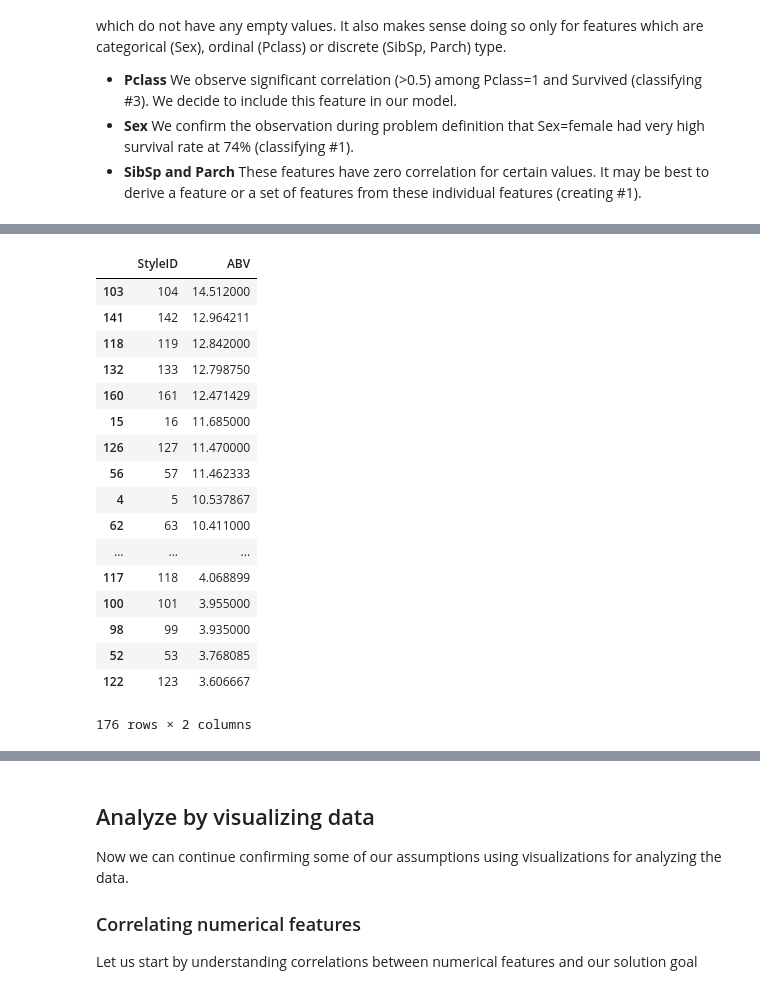
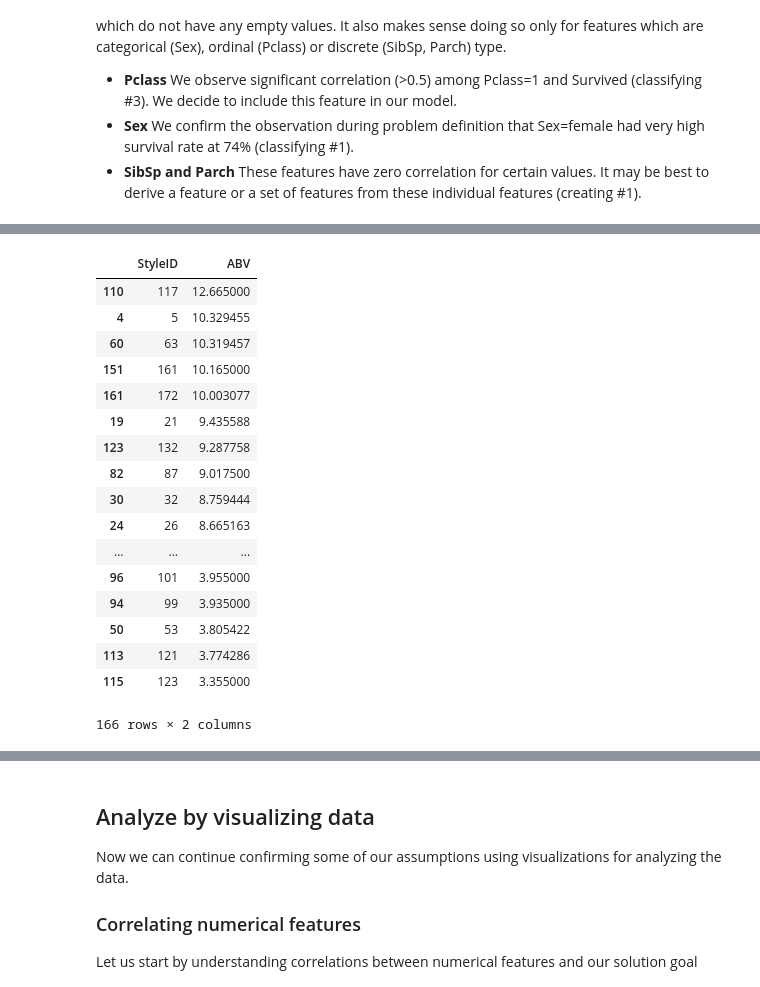
Before and after one commit to enikolas/brewer-machine-learning, a Jupyter notebook: notebook/notebook.ipynb, the cells around one changed output, grey strips where cells are left out. Drawn from its saved outputs; the diff is of its cells as text; code cells hidden in the pictures.

```diff
--- a/notebook/notebook.ipynb
+++ b/notebook/notebook.ipynb
@@ -305,0 +253,13 @@ train_df.describe(include=['O'])
+# %%
+clean_train_df = train_df.copy()
+
+clean_train_df = clean_train_df[clean_train_df['OG'] <= 1.15][clean_train_df['OG'] >= 1.005]
+clean_train_df = clean_train_df[clean_train_df['FG'] <= 1.05][clean_train_df['FG'] >= 1.001]
+clean_train_df = clean_train_df[clean_train_df['ABV'] <= 20][clean_train_df['ABV'] >= 0.1]
+clean_train_df = clean_train_df[clean_train_df['IBU'] <= 150][clean_train_df['IBU'] >= 0.1]
+clean_train_df = clean_train_df[clean_train_df['Color'] <= 45][clean_train_df['Color'] >= 0]
+clean_train_df = clean_train_df[clean_train_df['BoilGravity'] <= 1.15][clean_train_df['BoilGravity'] >= 1.005]
+clean_train_df = clean_train_df[clean_train_df['Efficiency'] <= 100][clean_train_df['Efficiency'] >= 35]
+clean_train_df = clean_train_df[clean_train_df['SugarScale'] == 'Specific Gravity']
+
+clean_train_df['BeerID'].count() / train_df['BeerID'].count()
@@ -391,22 +368,22 @@ train_df[['OG', 'StyleID']][train_df['SugarScale'] == 'Plato'].groupby(['StyleID
 # %%
-train_df[["ABV", "StyleID"]].groupby(['StyleID'], as_index=False).mean().sort_values(by='ABV', ascending=False)
+clean_train_df[["ABV", "StyleID"]].groupby(['StyleID'], as_index=False).mean().sort_values(by='ABV', ascending=False)
 # %% [output]
 |  | StyleID | ABV |
-| 103 | 104 | 14.512000 |
-| 141 | 142 | 12.964211 |
-| 118 | 119 | 12.842000 |
-| 132 | 133 | 12.798750 |
-| 160 | 161 | 12.471429 |
-| 15 | 16 | 11.685000 |
-| 126 | 127 | 11.470000 |
-| 56 | 57 | 11.462333 |
-| 4 | 5 | 10.537867 |
-| 62 | 63 | 10.411000 |
+| 110 | 117 | 12.665000 |
+| 4 | 5 | 10.329455 |
+| 60 | 63 | 10.319457 |
+| 151 | 161 | 10.165000 |
+| 161 | 172 | 10.003077 |
+| 19 | 21 | 9.435588 |
+| 123 | 132 | 9.287758 |
+| 82 | 87 | 9.017500 |
+| 30 | 32 | 8.759444 |
+| 24 | 26 | 8.665163 |
 | ... | ... | ... |
-| 117 | 118 | 4.068899 |
-| 100 | 101 | 3.955000 |
-| 98 | 99 | 3.935000 |
-| 52 | 53 | 3.768085 |
-| 122 | 123 | 3.606667 |
+| 96 | 101 | 3.955000 |
+| 94 | 99 | 3.935000 |
+| 50 | 53 | 3.805422 |
+| 113 | 121 | 3.774286 |
+| 115 | 123 | 3.355000 |
-176 rows × 2 columns
+166 rows × 2 columns
 # %%
```
Also changed, not shown: parts of 19 cells of this notebook.
